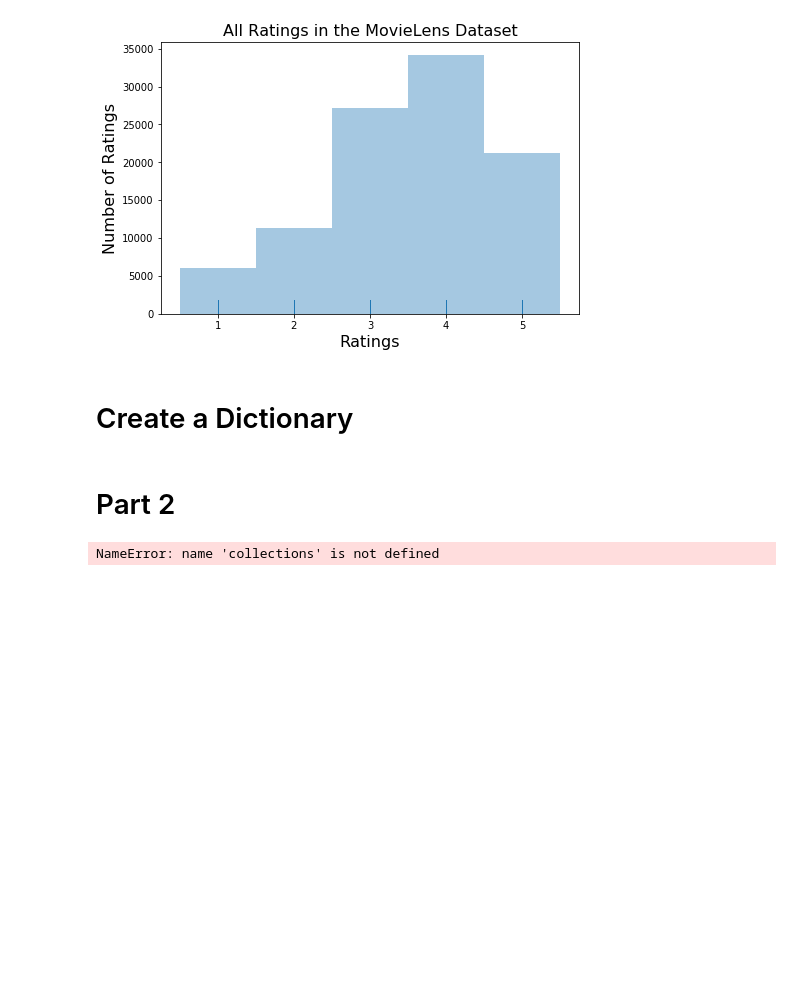
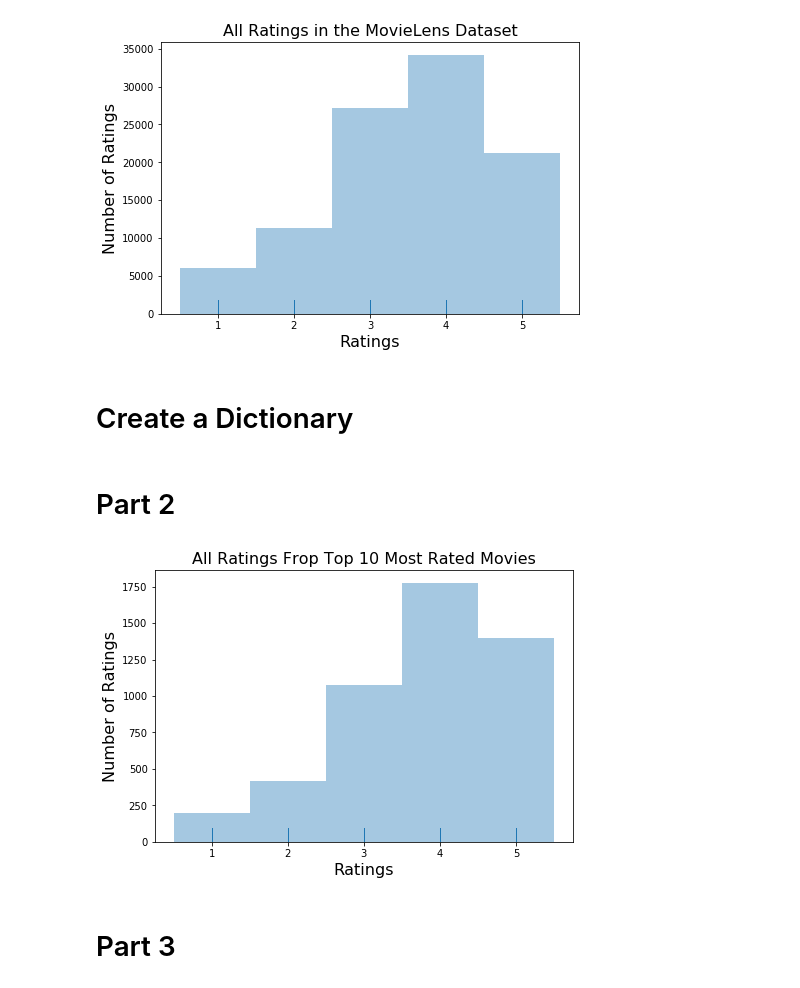
Before and after one commit to SaberaTalukder/Visualizations, a Jupyter notebook: basic_visualization.ipynb, the cells around one changed output. Cells and saved outputs as stored; diff of their text form; code cells hidden in the pictures; blank space fills up the shorter version.

```diff
--- a/basic_visualization.ipynb
+++ b/basic_visualization.ipynb
@@ -13,7 +15,7 @@ all_ratings = []
 data_file = open(data_txt_path,"r")
 
 for data_row in data_file:
-    all_ratings.append(int(data_row.split()[-1]))
+    all_ratings.append(int(float(data_row.split()[-1])))
 # %%
 all_ratings = np.asarray(all_ratings)
 # %%
@@ -31,10 +33,9 @@ _ = plt.ylabel('Number of Ratings', fontsize=16)
 movie_ids_and_all_ratings = {}
 data_file = open(data_txt_path,"r")
 
-count = 0
 for data_row in data_file:
-    movie_id = (int(data_row.split()[1]))
-    rating = (int(data_row.split()[-1]))
+    movie_id = (int(float(data_row.split()[1])))
+    rating = (int(float(data_row.split()[-1])))
 
     if movie_id in movie_ids_and_all_ratings:
         movie_ids_and_all_ratings[movie_id].append(rating)
@@ -52,9 +53,19 @@ for key, value in movie_ids_and_all_ratings.items():
 # %% [markdown]
 # Part 2
 # %%
-sorted_movie_ids_and_num_ratings = collections.Counter(movie_ids_and_num_ratings)
-sorted_movie_ids_and_num_ratings.most_common()
-for k, v in sorted_movie_ids_and_num_ratings.most_common()(10):
-    print (k, v)
+all_ratings_top_num_ratings = []
+sorted_movie_ids_and_num_ratings = Counter(movie_ids_and_num_ratings)
+
+for movie_id, num_ratings in sorted_movie_ids_and_num_ratings.most_common(10):
+    all_ratings_top_num_ratings = all_ratings_top_num_ratings + movie_ids_and_all_ratings[movie_id]
-# %% [output]
-NameError: name 'collections' is not defined
+# %%
+f, axs = plt.subplots(1,1,figsize=(7.5,5))
+_ = sns.distplot(all_ratings_top_num_ratings, kde=False, bins=np.arange(0.5,6.5), rug=True)
+_ = plt.xticks([1,2,3,4,5])
+_ = plt.title('All Ratings Frop Top 10 Most Rated Movies', fontsize=16)
+_ = plt.xlabel('Ratings', fontsize=16)
+_ = plt.ylabel('Number of Ratings', fontsize=16)
+# %% [output]
+[figure, added]
+# %% [markdown]
+# Part 3
```
Also changed, not shown: parts of 12 cells of this notebook.
